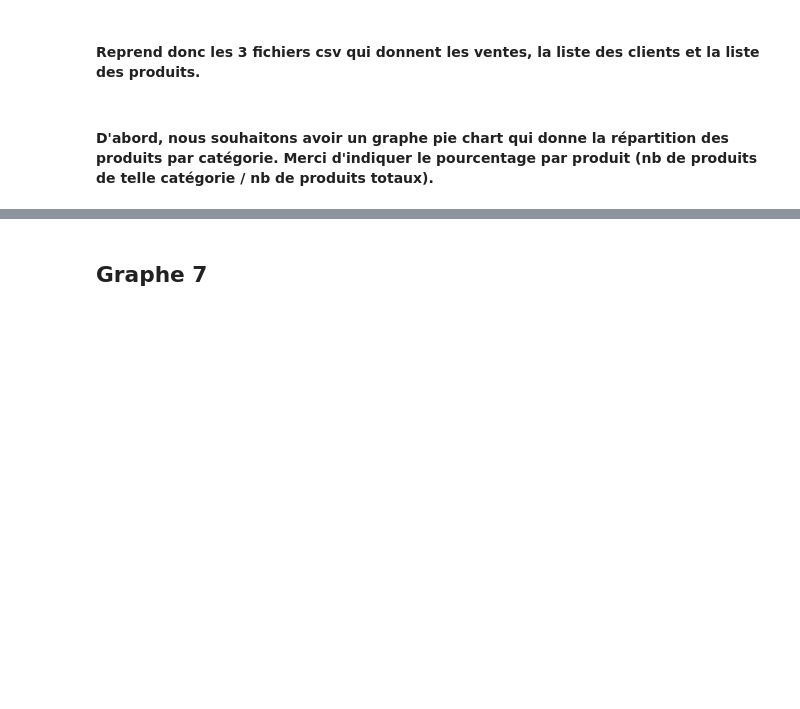
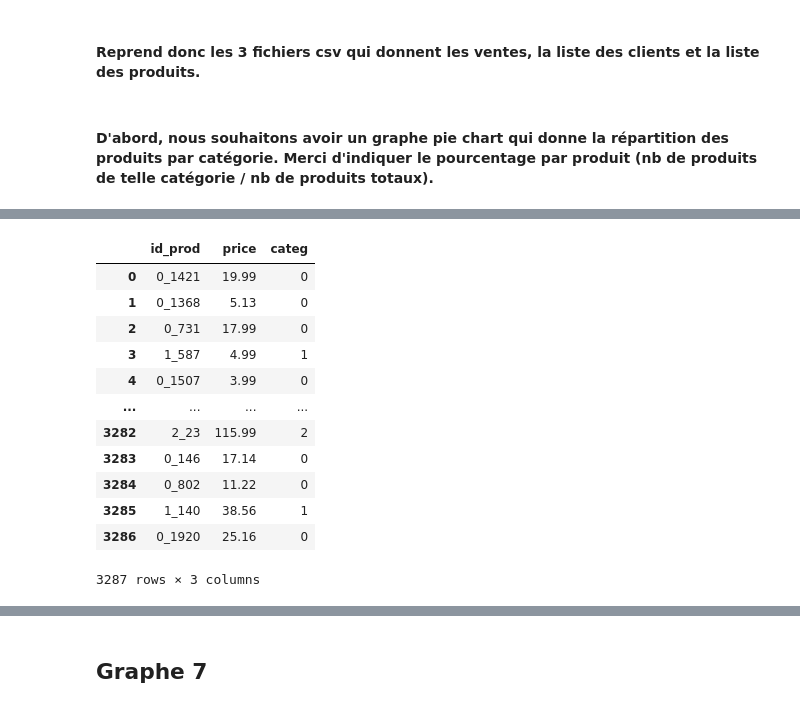
Before and after one commit to FrancisLGZ/dataViz, a Jupyter notebook: dataViz.ipynb, the cells around one changed output, grey strips where cells are left out. Drawn from its saved outputs; the diff is of its cells as text; code cells hidden in the pictures; blank space fills up the shorter version.

```diff
--- a/dataViz.ipynb
+++ b/dataViz.ipynb
@@ -257,0 +281,16 @@ plt.show()
+# %%
+df2
+# %% [output]
+|  | id_prod | price | categ |
+| 0 | 0_1421 | 19.99 | 0 |
+| 1 | 0_1368 | 5.13 | 0 |
+| 2 | 0_731 | 17.99 | 0 |
+| 3 | 1_587 | 4.99 | 1 |
+| 4 | 0_1507 | 3.99 | 0 |
+| ... | ... | ... | ... |
+| 3282 | 2_23 | 115.99 | 2 |
+| 3283 | 0_146 | 17.14 | 0 |
+| 3284 | 0_802 | 11.22 | 0 |
+| 3285 | 1_140 | 38.56 | 1 |
+| 3286 | 0_1920 | 25.16 | 0 |
+3287 rows × 3 columns
```
Also changed, not shown: parts of 13 cells of this notebook.
